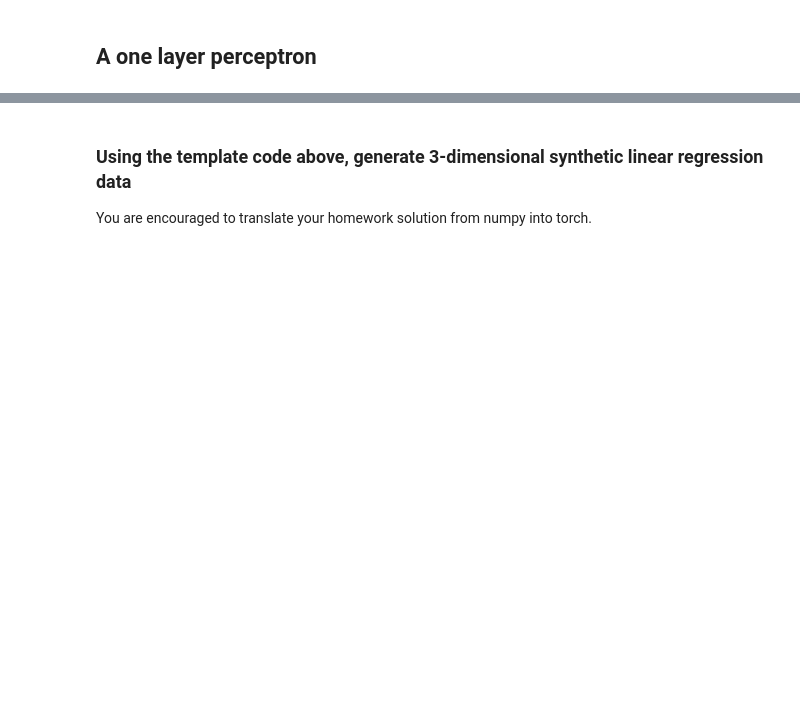
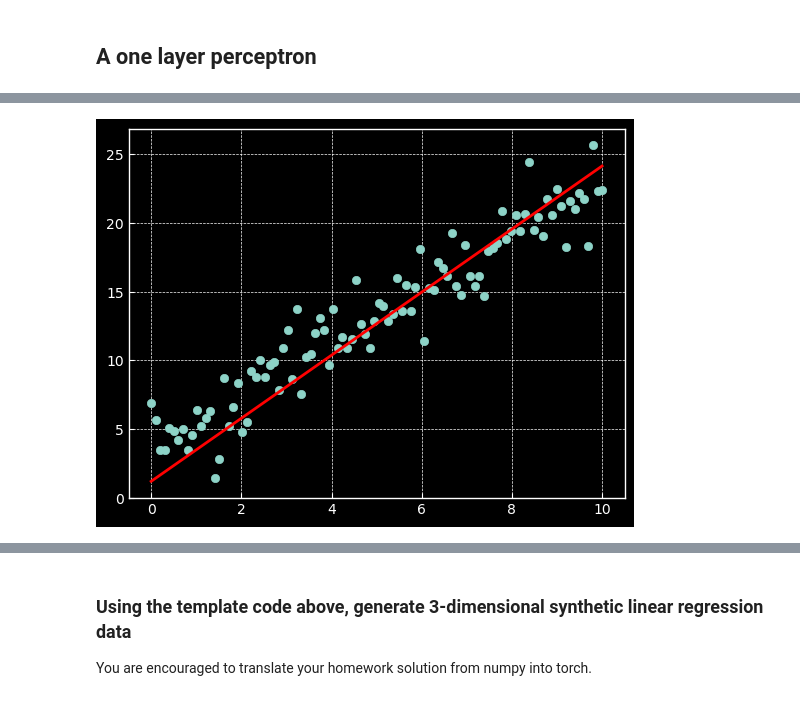
Before and after one commit to victoralexandermoreno/QSS45, a Jupyter notebook: Unit 7-Neural_Networks-Blank.ipynb, the cells around one changed output, grey strips where cells are left out. Saved outputs shown, nothing was run; the diff lists cells and outputs as text; code cells hidden in the pictures; blank space fills up the shorter version.

```diff
--- a/Unit 7-Neural_Networks-Blank.ipynb
+++ b/Unit 7-Neural_Networks-Blank.ipynb
@@ -78,7 +105,10 @@ for epoch in range(num_epochs):
 # %%
 # Plot the model's predictions
 predicted = model(X).detach().numpy()  # Detach to convert to numpy
 plt.plot(X.numpy(), predicted, color="red", label="Fitted Line")
 plt.scatter(X.numpy(), y.numpy())
+plt.style.use('dark_background')
+# %% [output]
+[figure, added]
 # %%
 model.linear.weight.data, model.linear.bias.data
```
Also changed, not shown: parts of 12 cells of this notebook.
